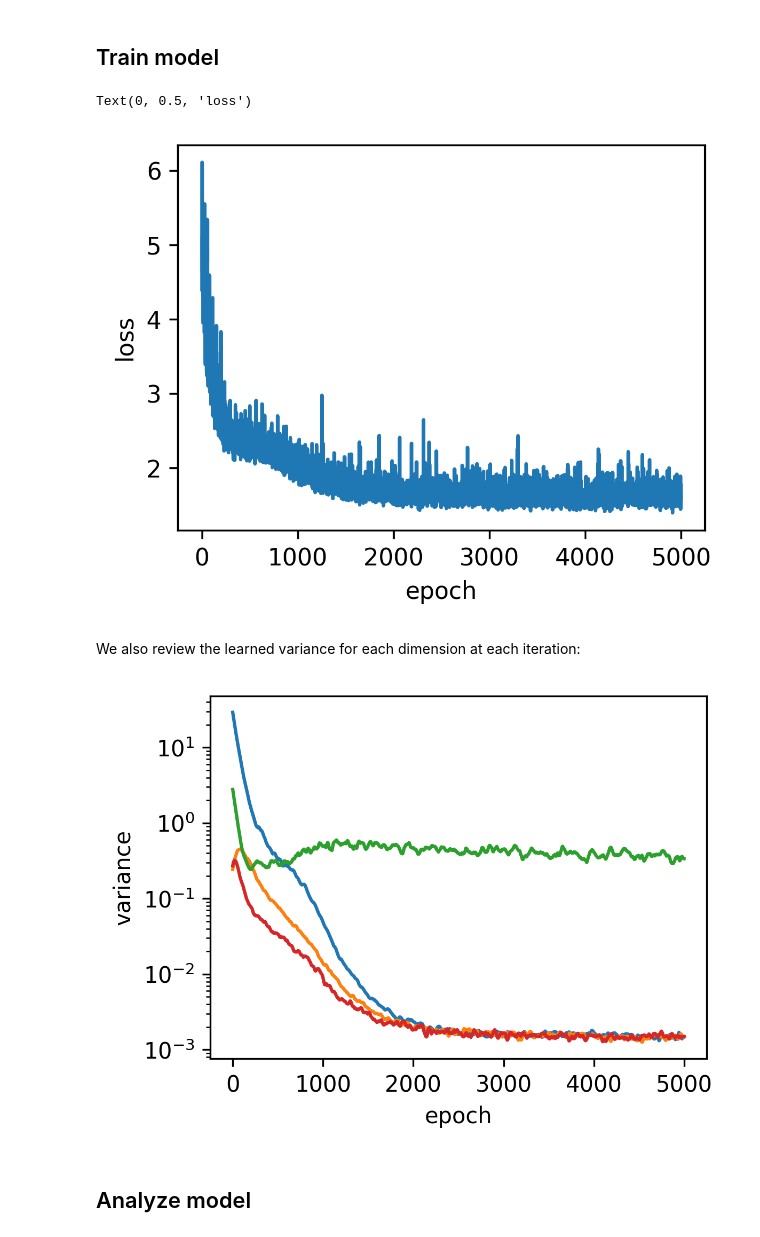
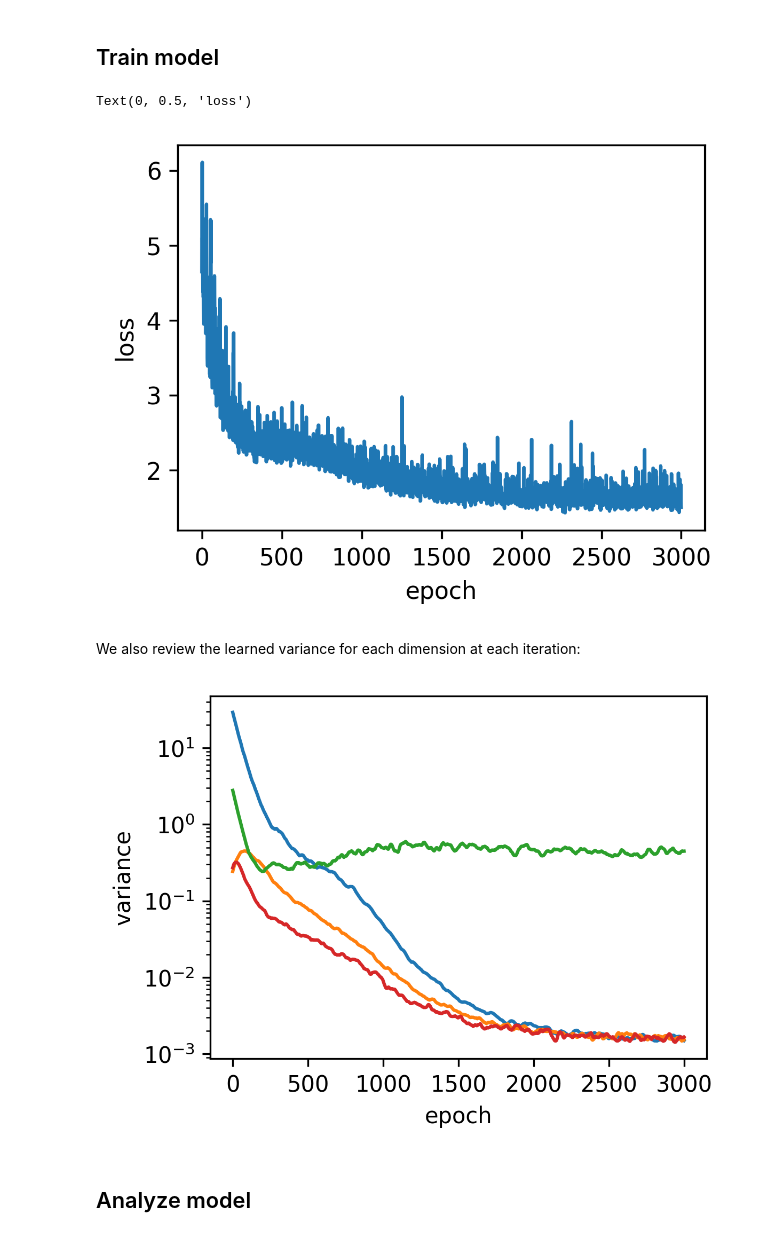
Before and after one commit to usnistgov/lantern, a Jupyter notebook: examples/example-1d.ipynb, the cells around one changed output. Saved outputs shown, nothing was run; the diff lists cells and outputs as text; code cells hidden in the pictures.

```diff
--- a/examples/example-1d.ipynb
+++ b/examples/example-1d.ipynb
@@ -137,34 +137,34 @@ model = Model(basis, surface, GaussianLikelihood())
 # %%
 from torch.optim import Adam
 
 loss = model.loss(N=len(ds))
 Xtrain, ytrain = ds[: len(ds)]
 
-E = 5000
+E = 3000
 optimizer = Adam(loss.parameters(), lr=0.01)
 hist = []
 halpha = np.zeros((E, K))
 
 for i in range(E):
 
     optimizer.zero_grad()
     yhat = model(Xtrain)
     lss = loss(yhat, ytrain)
     total = sum(lss.values())
     total.backward()
     optimizer.step()
 
     hist.append(total.item())
     halpha[i, :] = basis.qalpha(detach=True).mean.numpy()
 
 
 plt.figure(figsize=(4, 3), dpi=300)
 plt.plot(hist)
 plt.xlabel("epoch")
 plt.ylabel("loss")
 # %% [output]
 Text(0, 0.5, 'loss')
-[figure, old version]
+[figure, new version]
 # %% [markdown]
 We also review the learned variance for each dimension at each iteration:
 # %%
@@ -176,7 +176,7 @@ plt.semilogy()
 
 None
 # %% [output]
-[figure, old version]
+[figure, new version]
 # %% [markdown]
 ## Analyze model
 # %% [markdown]
```
Also changed, not shown: parts of 13 cells of this notebook, 2 other files.
